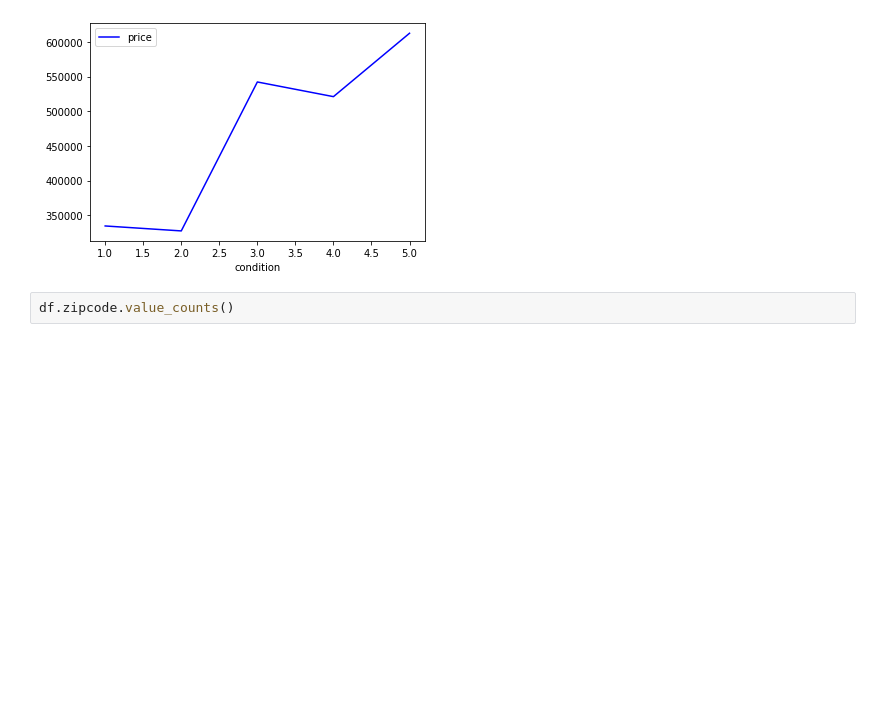
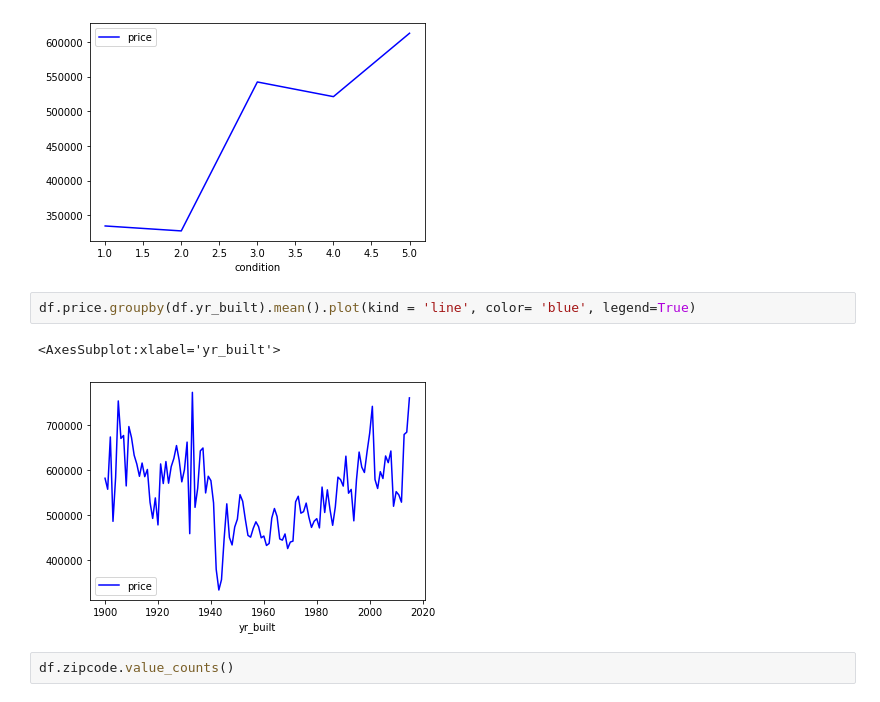
Before and after one commit to ChristianWussow/Portfolio, a Jupyter notebook: Data_Analytics_Project.ipynb, the cells around one changed output. Cells and saved outputs as stored; diff of their text form; blank space fills up the shorter version.

```diff
--- a/Data_Analytics_Project.ipynb
+++ b/Data_Analytics_Project.ipynb
@@ -258,6 +266,11 @@ df.price.groupby(df.condition).mean().plot(kind = 'line', color= 'blue', legend=
 # %% [output]
 <AxesSubplot:xlabel='condition'>
 [figure]
+# %%
+df.price.groupby(df.yr_built).mean().plot(kind = 'line', color= 'blue', legend=True)
+# %% [output]
+<AxesSubplot:xlabel='yr_built'>
+[figure, added]
 # %%
 df.zipcode.value_counts()
 # %% [output]
```
Also changed, not shown: parts of 16 cells of this notebook.
